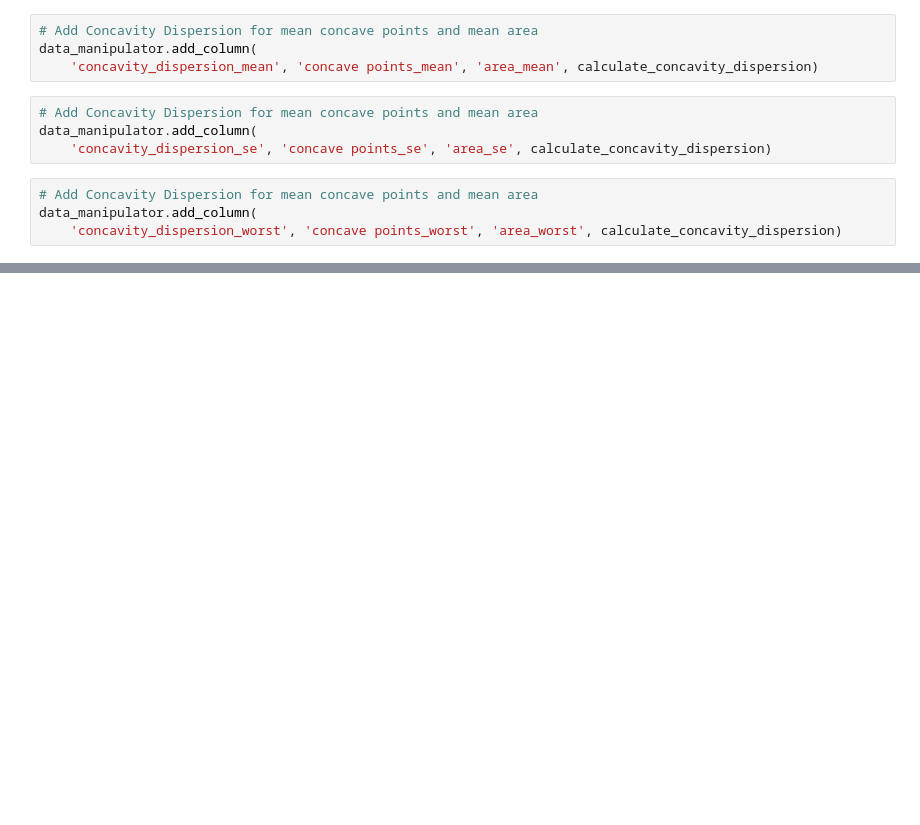
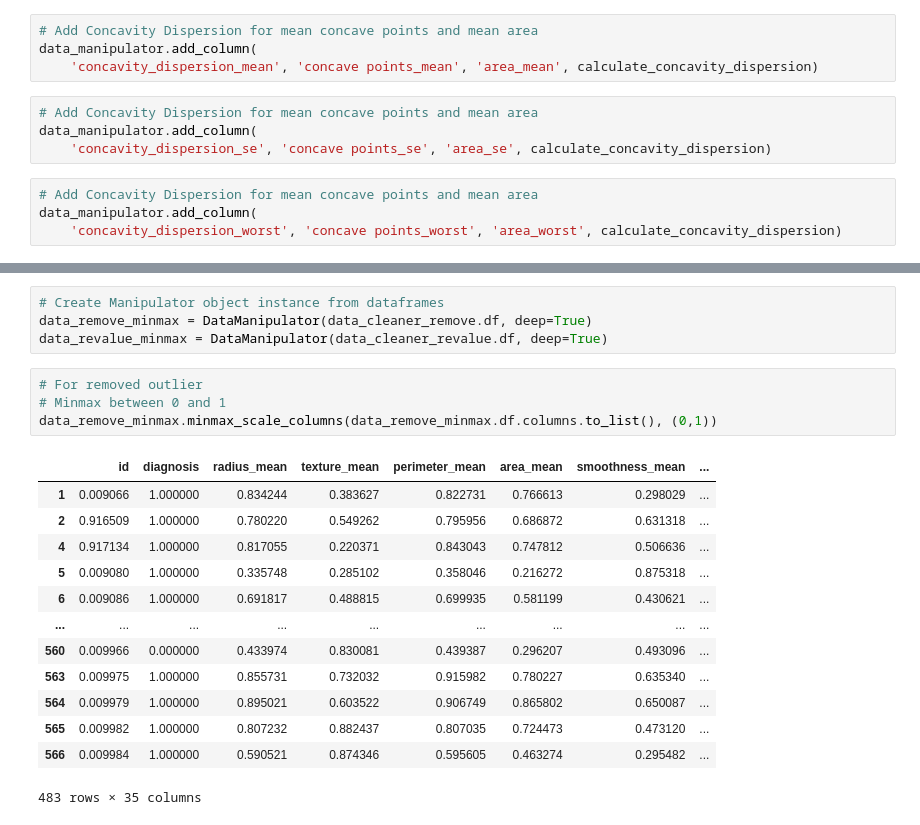
Before and after one commit to CasualModel/CancerCausality, a Jupyter notebook: notebooks/DataEngineering.ipynb, the cells around one changed output, grey strips where cells are left out. Cells and saved outputs as stored; diff of their text form; blank space fills up the shorter version.

```diff
--- a/notebooks/DataEngineering.ipynb
+++ b/notebooks/DataEngineering.ipynb
@@ -152,0 +234,22 @@ Index(['id', 'diagnosis', 'radius_mean', 'texture_mean', 'perimeter_mean',
+# %%
+# Create Manipulator object instance from dataframes
+data_remove_minmax = DataManipulator(data_cleaner_remove.df, deep=True)
+data_revalue_minmax = DataManipulator(data_cleaner_revalue.df, deep=True)
+# %%
+# For removed outlier
+# Minmax between 0 and 1
+data_remove_minmax.minmax_scale_columns(data_remove_minmax.df.columns.to_list(), (0,1))
+# %% [output]
+|  | id | diagnosis | radius_mean | texture_mean | perimeter_mean | area_mean | smoothness_mean | ... |
+| 1 | 0.009066 | 1.000000 | 0.834244 | 0.383627 | 0.822731 | 0.766613 | 0.298029 | ... |
+| 2 | 0.916509 | 1.000000 | 0.780220 | 0.549262 | 0.795956 | 0.686872 | 0.631318 | ... |
+| 4 | 0.917134 | 1.000000 | 0.817055 | 0.220371 | 0.843043 | 0.747812 | 0.506636 | ... |
+| 5 | 0.009080 | 1.000000 | 0.335748 | 0.285102 | 0.358046 | 0.216272 | 0.875318 | ... |
+| 6 | 0.009086 | 1.000000 | 0.691817 | 0.488815 | 0.699935 | 0.581199 | 0.430621 | ... |
+| ... | ... | ... | ... | ... | ... | ... | ... | ... |
+| 560 | 0.009966 | 0.000000 | 0.433974 | 0.830081 | 0.439387 | 0.296207 | 0.493096 | ... |
+| 563 | 0.009975 | 1.000000 | 0.855731 | 0.732032 | 0.915982 | 0.780227 | 0.635340 | ... |
+| 564 | 0.009979 | 1.000000 | 0.895021 | 0.603522 | 0.906749 | 0.865802 | 0.650087 | ... |
+| 565 | 0.009982 | 1.000000 | 0.807232 | 0.882437 | 0.807035 | 0.724473 | 0.473120 | ... |
+| 566 | 0.009984 | 1.000000 | 0.590521 | 0.874346 | 0.595605 | 0.463274 | 0.295482 | ... |
+483 rows × 35 columns
```
Also changed, not shown: parts of 30 cells of this notebook, 1 other file.
